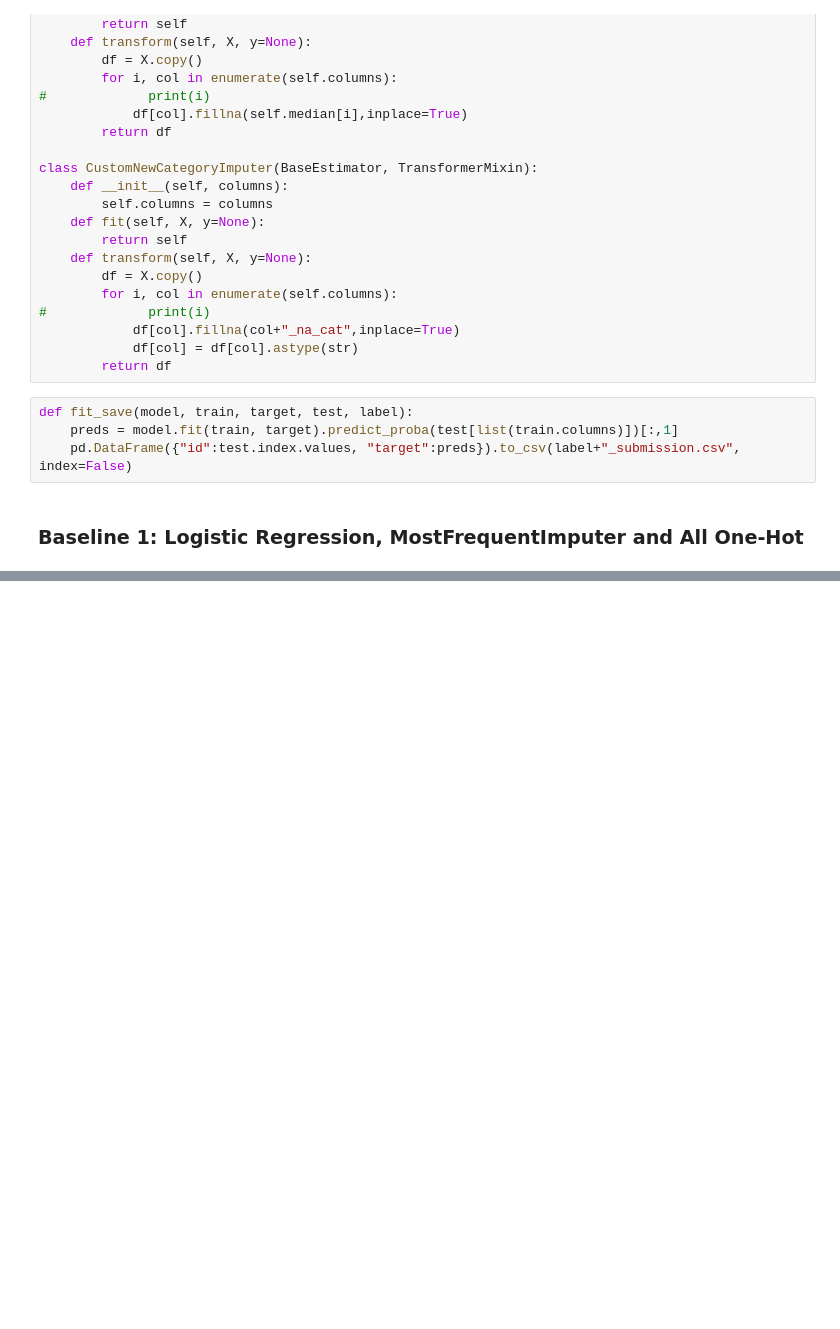
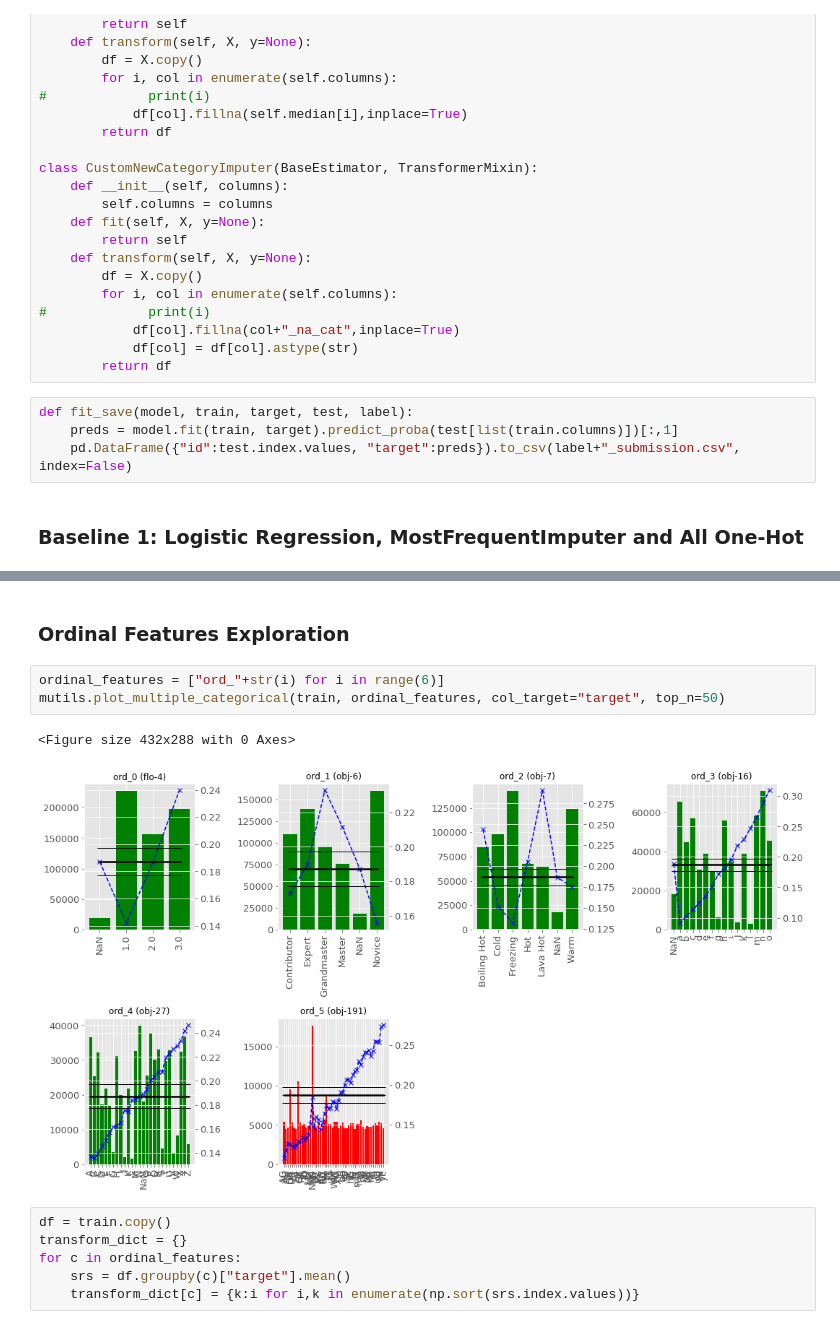
Before and after one commit to numan947/Kaggle, a Jupyter notebook: CategoricalFeatureEncoding_II/Modeling v2.ipynb, the cells around one changed output, grey strips where cells are left out. Saved outputs shown, nothing was run; the diff lists cells and outputs as text; blank space fills up the shorter version.

```diff
--- a/CategoricalFeatureEncoding_II/Modeling v2.ipynb
+++ b/CategoricalFeatureEncoding_II/Modeling v2.ipynb
@@ -248,0 +428,14 @@ print("Average: {}".format((bl1cv1+bl1cv2+bl1cv3)/3.0))
+# %% [markdown]
+### Ordinal Features Exploration
+# %%
+ordinal_features = ["ord_"+str(i) for i in range(6)]
+mutils.plot_multiple_categorical(train, ordinal_features, col_target="target", top_n=50)
+# %% [output]
+<Figure size 432x288 with 0 Axes>
+[figure, added]
+# %%
+df = train.copy()
+transform_dict = {}
+for c in ordinal_features:
+    srs = df.groupby(c)["target"].mean()
+    transform_dict[c] = {k:i for i,k in enumerate(np.sort(srs.index.values))}
```
Also changed, not shown: parts of 29 cells of this notebook, 2 other files.
